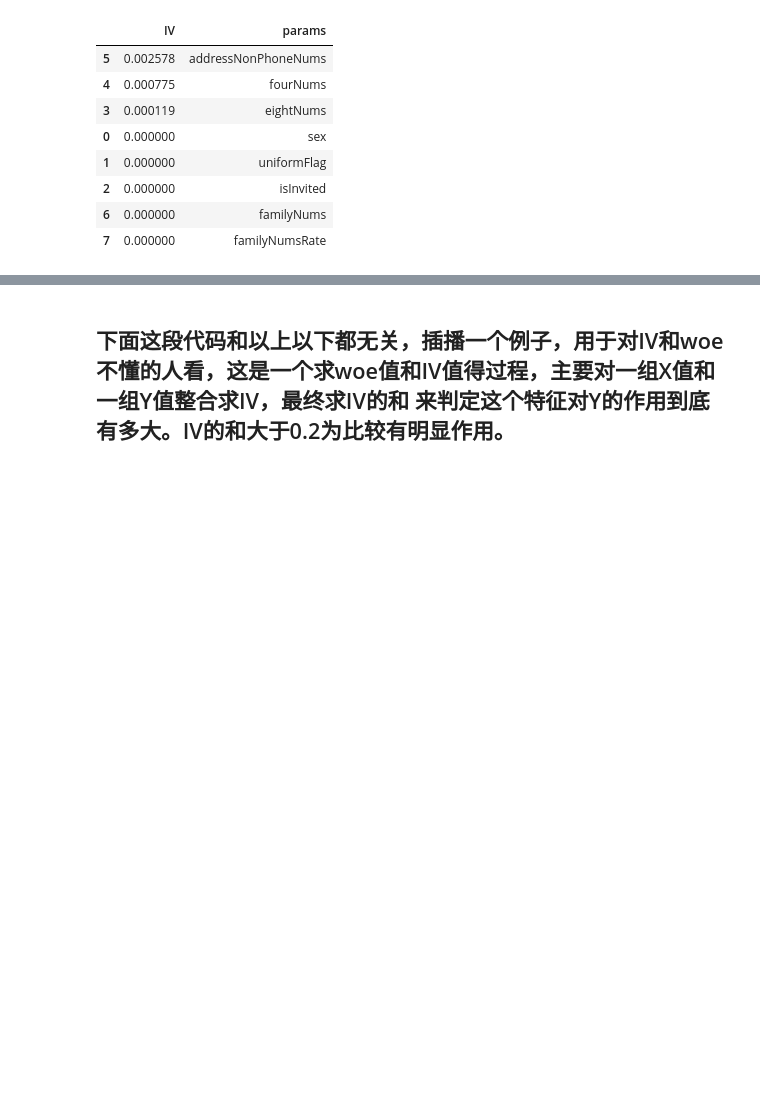
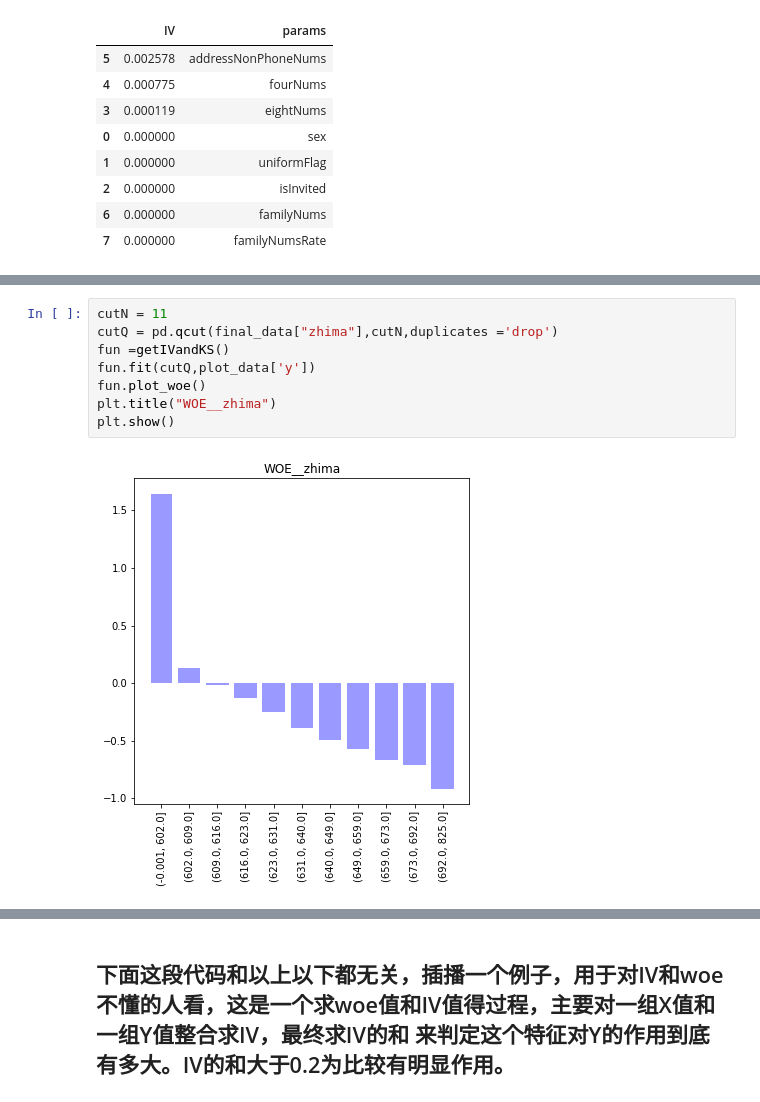
Before and after one commit to abeltowne/Machine-DeeP-Learning, a Jupyter notebook: 金融风控-逻辑回归-首借用户.ipynb, the cells around one changed output, grey strips where cells are left out. Cells and saved outputs as stored; diff of their text form; blank space fills up the shorter version.

```diff
--- a/金融风控-逻辑回归-首借用户.ipynb
+++ b/金融风控-逻辑回归-首借用户.ipynb
@@ -340,0 +375,10 @@ Name: sex, Length: 163384, dtype: float64
+# %%
+cutN = 11
+cutQ = pd.qcut(final_data["zhima"],cutN,duplicates ='drop')
+fun =getIVandKS()
+fun.fit(cutQ,plot_data['y'])
+fun.plot_woe()
+plt.title("WOE__zhima")
+plt.show()
+# %% [output]
+[figure, added]
```
Also changed, not shown: parts of 24 cells of this notebook.
